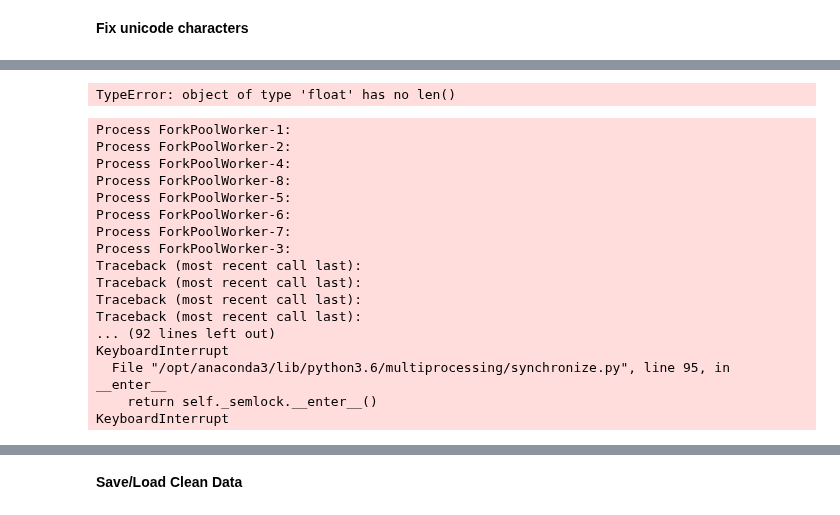
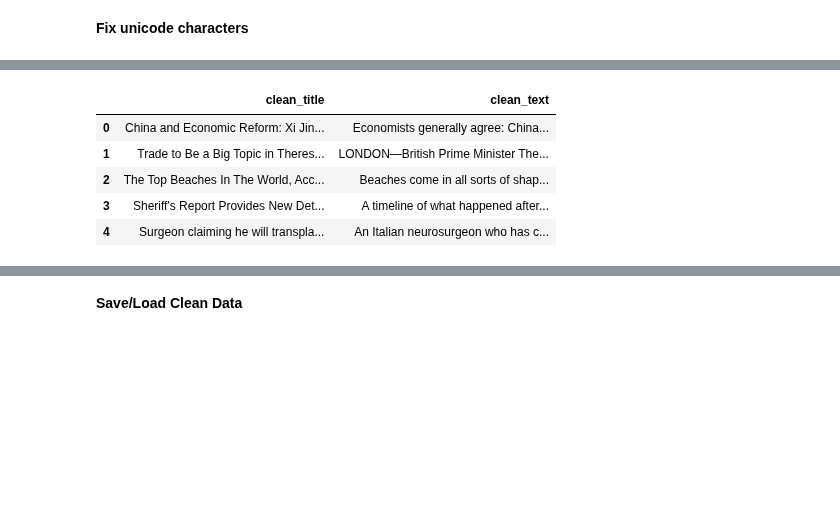
Before and after one commit to labdmitriy/dl_in_nlp, a Jupyter notebook: workshop_4/notebooks/Data Cleaning.ipynb, the cells around one changed output, grey strips where cells are left out. Saved outputs shown, nothing was run; the diff lists cells and outputs as text; code cells hidden in the pictures; blank space fills up the shorter version.

```diff
--- a/workshop_4/notebooks/Data Cleaning.ipynb
+++ b/workshop_4/notebooks/Data Cleaning.ipynb
@@ -71,24 +61,13 @@ TypeError: object of type 'float' has no len()
-# %%
-# clean_df = sample_df.progress_apply(ftfy.fix_text, normalization='NFKC')
-clean_df = parallelize(sample_df, parallel_fix_text)
-clean_df = clean_df.rename('clean_comment_text')
-# %% [output]
-TypeError: object of type 'float' has no len()
-Process ForkPoolWorker-1:
-Process ForkPoolWorker-2:
-Process ForkPoolWorker-4:
-Process ForkPoolWorker-8:
-Process ForkPoolWorker-5:
-Process ForkPoolWorker-6:
-Process ForkPoolWorker-7:
-Process ForkPoolWorker-3:
-Traceback (most recent call last):
-Traceback (most recent call last):
-Traceback (most recent call last):
-Traceback (most recent call last):
-... (92 lines left out)
-KeyboardInterrupt
-  File "/opt/anaconda3/lib/python3.6/multiprocessing/synchronize.py", line 95, in __enter__
-    return self._semlock.__enter__()
-KeyboardInterrupt
+# %%
+X_train_ftfy = pd.DataFrame()
+X_train_ftfy['clean_title'] = parallelize(X_train['title'], parallel_fix_text)
+X_train_ftfy['clean_text'] = parallelize(X_train['text'], parallel_fix_text)
+X_train_ftfy.head()
+# %% [output]
+|  | clean_title | clean_text |
+| 0 | China and Economic Reform: Xi Jin... | Economists generally agree: China... |
+| 1 | Trade to Be a Big Topic in Theres... | LONDON—British Prime Minister The... |
+| 2 | The Top Beaches In The World, Acc... | Beaches come in all sorts of shap... |
+| 3 | Sheriff's Report Provides New Det... | A timeline of what happened after... |
+| 4 | Surgeon claiming he will transpla... | An Italian neurosurgeon who has c... |
 # %%
```
Also changed, not shown: parts of 35 cells of this notebook, 3 other files.
